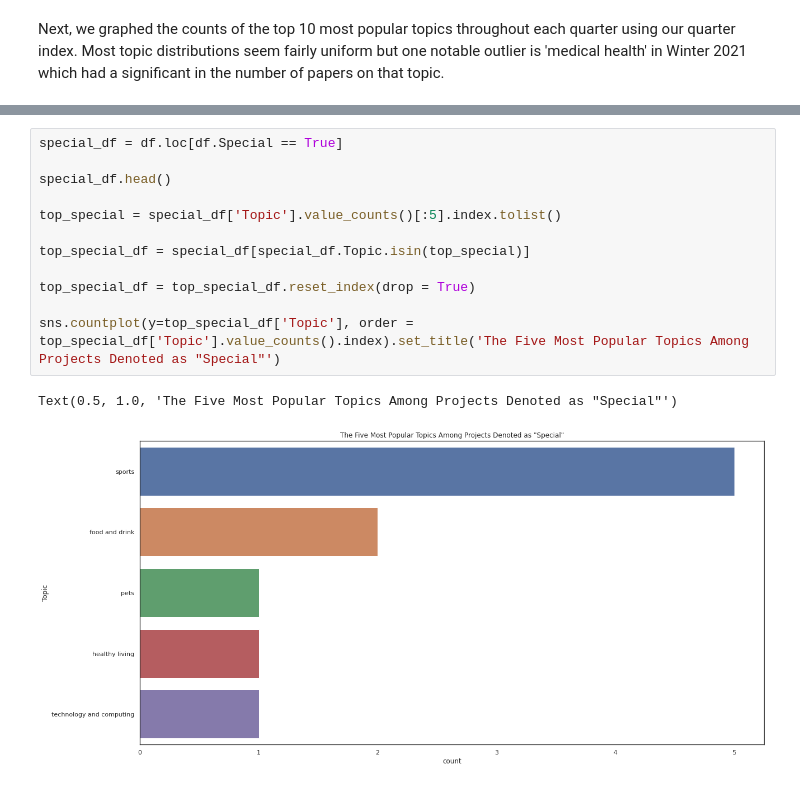
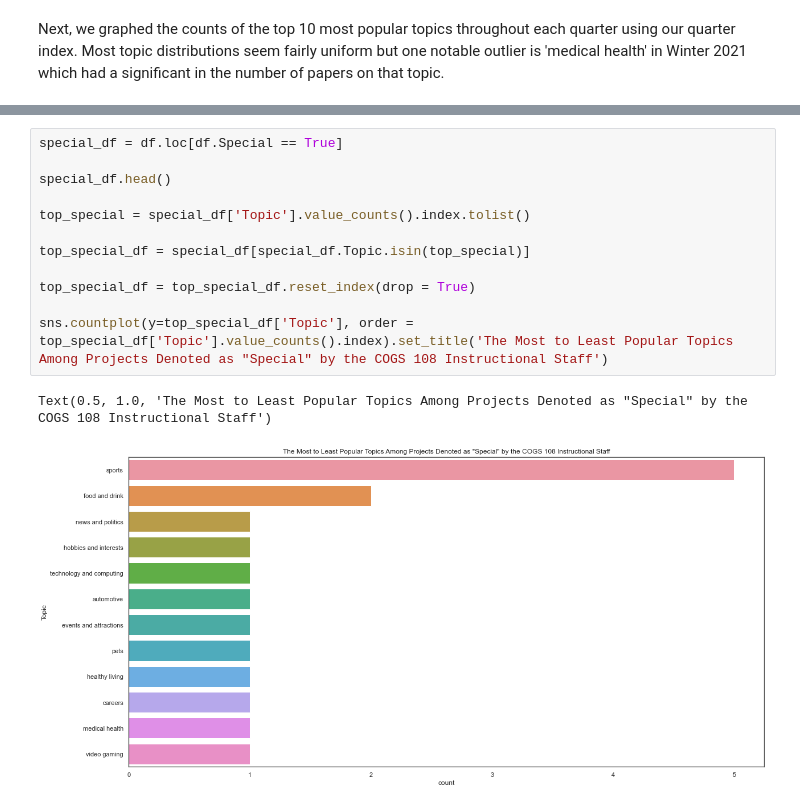
Before and after one commit to jchung01/COGS108-Project-Copy, a Jupyter notebook: EDACheckpointGroup096-Fa21.ipynb, the cells around one changed output, grey strips where cells are left out. Drawn from its saved outputs; the diff is of its cells as text.

Commit message:
Update EDACheckpointGroup096-Fa21.ipynb
edited special topics bar plot and analysis

```diff
--- a/EDACheckpointGroup096-Fa21.ipynb
+++ b/EDACheckpointGroup096-Fa21.ipynb
@@ -186,15 +187,15 @@ Finally, we looked into which topics were most likely to be marked as strong by
 # %%
 special_df = df.loc[df.Special == True]
 
 special_df.head()
 
-top_special = special_df['Topic'].value_counts()[:5].index.tolist()
+top_special = special_df['Topic'].value_counts().index.tolist()
 
 top_special_df = special_df[special_df.Topic.isin(top_special)]
 
 top_special_df = top_special_df.reset_index(drop = True)
 
-sns.countplot(y=top_special_df['Topic'], order = top_special_df['Topic'].value_counts().index).set_title('The Five Most Popular Topics Among Projects Denoted as "Special"')
+sns.countplot(y=top_special_df['Topic'], order = top_special_df['Topic'].value_counts().index).set_title('The Most to Least Popular Topics Among Projects Denoted as "Special" by the COGS 108 Instructional Staff')
 # %% [output]
-Text(0.5, 1.0, 'The Five Most Popular Topics Among Projects Denoted as "Special"')
+Text(0.5, 1.0, 'The Most to Least Popular Topics Among Projects Denoted as "Special" by the COGS 108 Instructional Staff')
-[figure, old version]
+[figure, new version]
```
Also changed, not shown: parts of 9 cells of this notebook.
